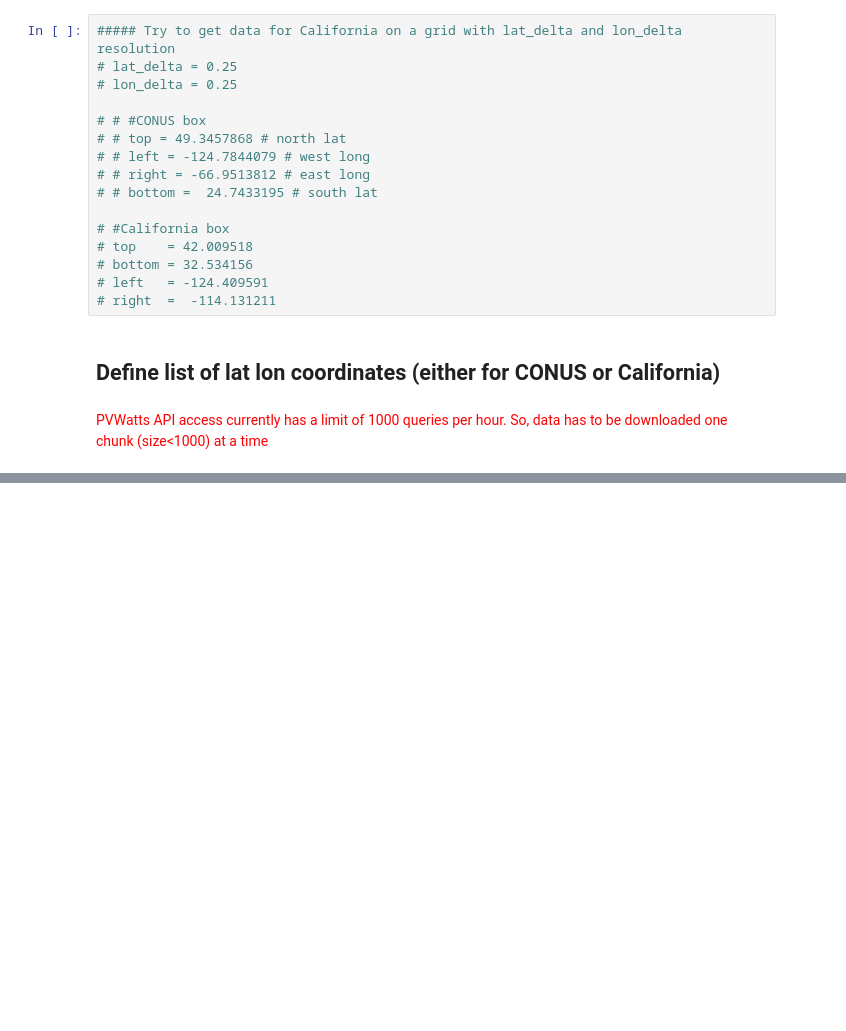
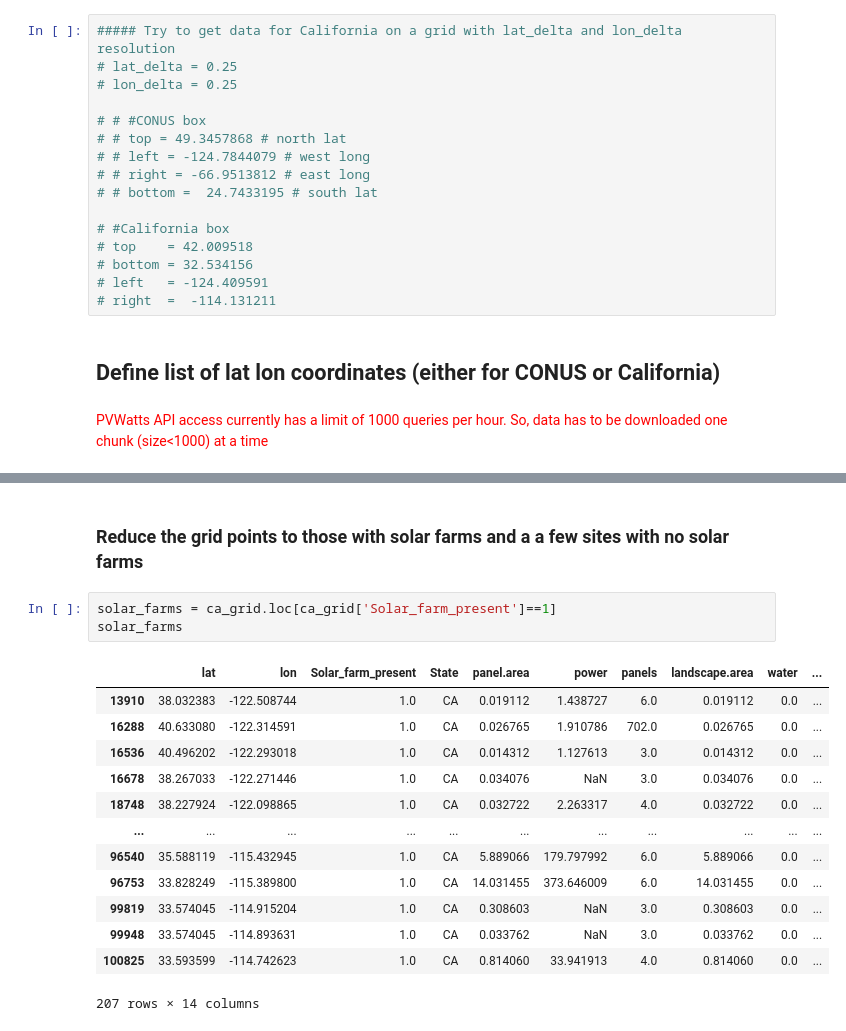
Before and after one commit to hrhampapura/SolarFarmPrediction, a Jupyter notebook: data_code/PVWatts_output.ipynb, the cells around one changed output, grey strips where cells are left out. Cells and saved outputs as stored; diff of their text form; blank space fills up the shorter version.

```diff
--- a/data_code/PVWatts_output.ipynb
+++ b/data_code/PVWatts_output.ipynb
@@ -91,0 +97,19 @@ len(ca_coords2)
+# %% [markdown]
+### Reduce the grid points to those with solar farms and a a few sites with no solar farms
+# %%
+solar_farms = ca_grid.loc[ca_grid['Solar_farm_present']==1]
+solar_farms
+# %% [output]
+|  | lat | lon | Solar_farm_present | State | panel.area | power | panels | landscape.area | water | ... |
+| 13910 | 38.032383 | -122.508744 | 1.0 | CA | 0.019112 | 1.438727 | 6.0 | 0.019112 | 0.0 | ... |
+| 16288 | 40.633080 | -122.314591 | 1.0 | CA | 0.026765 | 1.910786 | 702.0 | 0.026765 | 0.0 | ... |
+| 16536 | 40.496202 | -122.293018 | 1.0 | CA | 0.014312 | 1.127613 | 3.0 | 0.014312 | 0.0 | ... |
+| 16678 | 38.267033 | -122.271446 | 1.0 | CA | 0.034076 | NaN | 3.0 | 0.034076 | 0.0 | ... |
+| 18748 | 38.227924 | -122.098865 | 1.0 | CA | 0.032722 | 2.263317 | 4.0 | 0.032722 | 0.0 | ... |
+| ... | ... | ... | ... | ... | ... | ... | ... | ... | ... | ... |
+| 96540 | 35.588119 | -115.432945 | 1.0 | CA | 5.889066 | 179.797992 | 6.0 | 5.889066 | 0.0 | ... |
+| 96753 | 33.828249 | -115.389800 | 1.0 | CA | 14.031455 | 373.646009 | 6.0 | 14.031455 | 0.0 | ... |
+| 99819 | 33.574045 | -114.915204 | 1.0 | CA | 0.308603 | NaN | 3.0 | 0.308603 | 0.0 | ... |
+| 99948 | 33.574045 | -114.893631 | 1.0 | CA | 0.033762 | NaN | 3.0 | 0.033762 | 0.0 | ... |
+| 100825 | 33.593599 | -114.742623 | 1.0 | CA | 0.814060 | 33.941913 | 4.0 | 0.814060 | 0.0 | ... |
+207 rows × 14 columns
```
Also changed, not shown: parts of 34 cells of this notebook, 5 other files.
